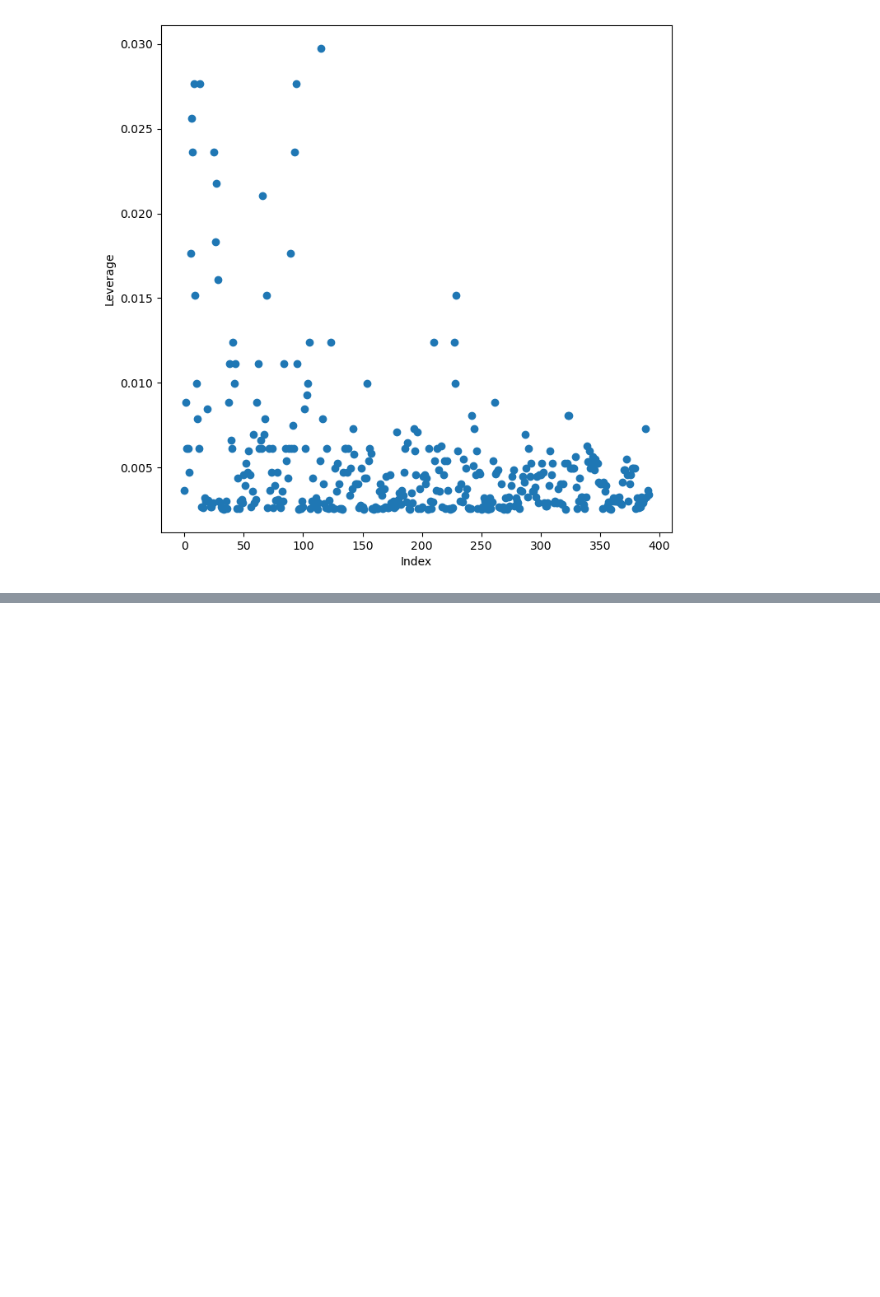
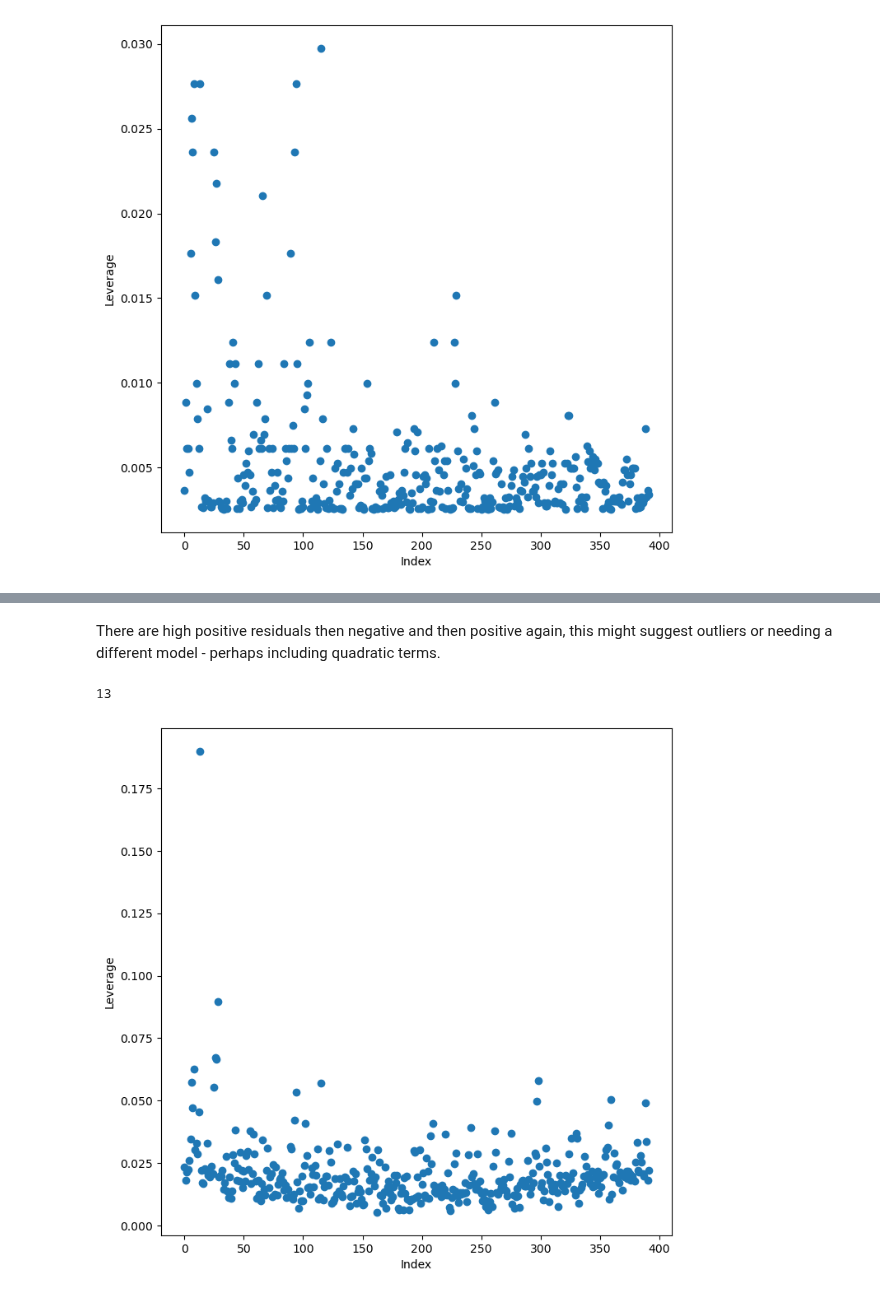
Before and after one commit to kmerkl22/k-s-ISL, a Jupyter notebook: Notebooks/Ch03-ISLExercises.ipynb, the cells around one changed output, grey strips where cells are left out. Cells and saved outputs as stored; diff of their text form; code cells hidden in the pictures; blank space fills up the shorter version.

```diff
--- a/Notebooks/Ch03-ISLExercises.ipynb
+++ b/Notebooks/Ch03-ISLExercises.ipynb
@@ -138,0 +244,12 @@ np.argmax(infl.hat_matrix_diag)
+# %% [markdown]
+There are high positive residuals then negative and then positive again, this might suggest outliers or needing a different model - perhaps including quadratic terms.
+# %%
+infl = results1.get_influence()
+ax = subplots(figsize=(8,8))[1]
+ax.scatter(np.arange(X.shape[0]), infl.hat_matrix_diag)
+ax.set_xlabel('Index')
+ax.set_ylabel('Leverage')
+np.argmax(infl.hat_matrix_diag)
+# %% [output]
+13
+[figure, added]
```
Also changed, not shown: parts of 53 cells of this notebook.
